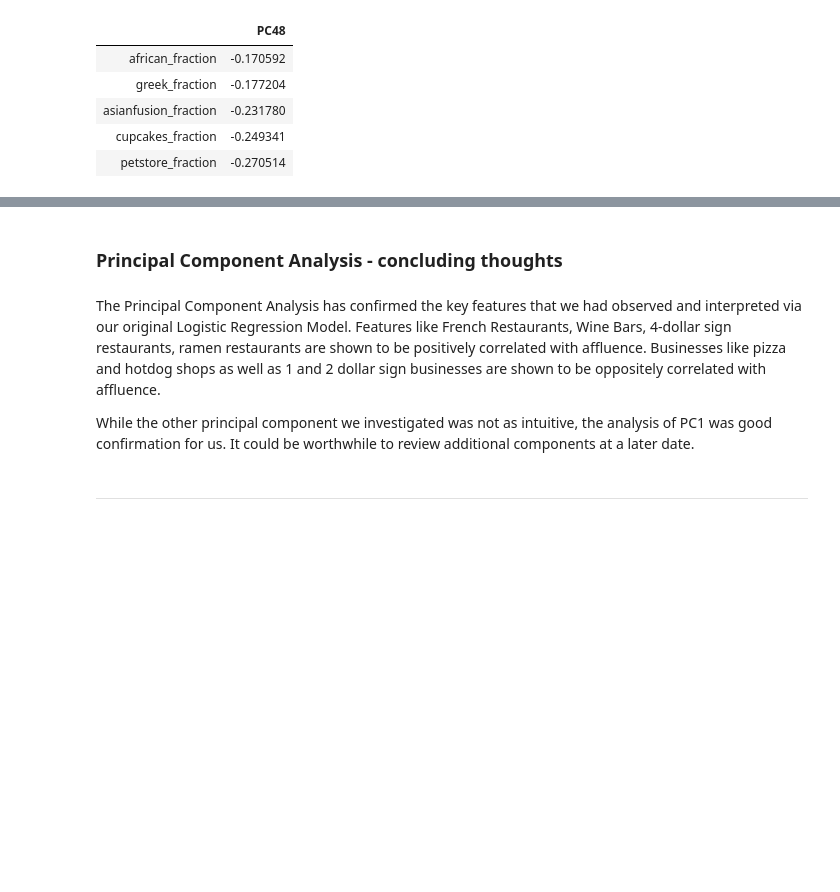
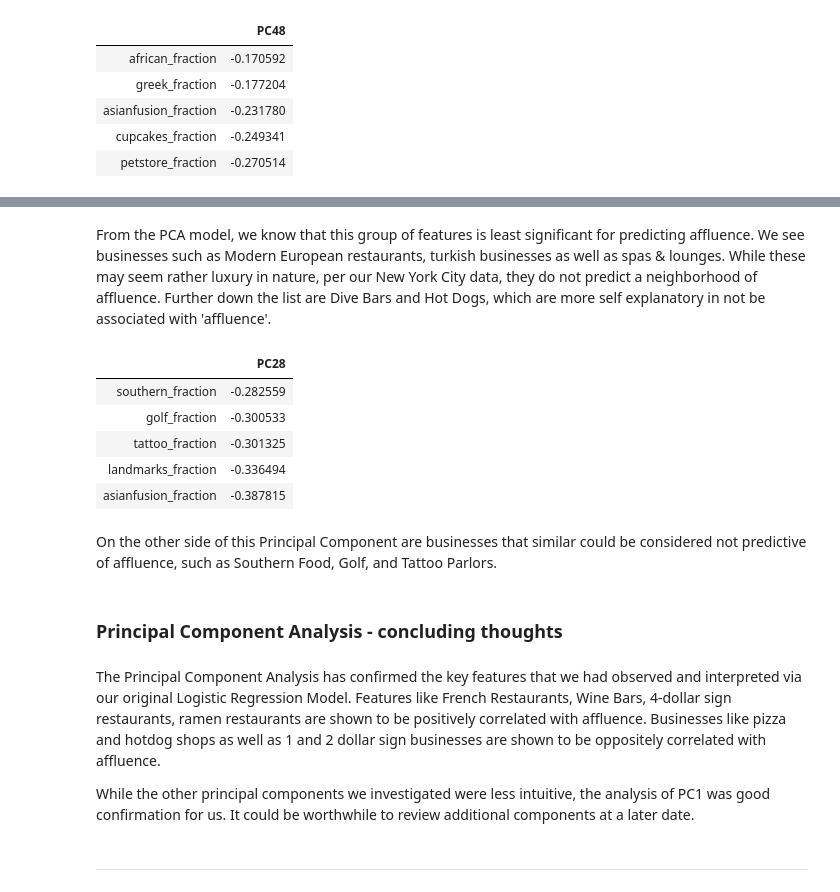
Before and after one commit to FredaXin/client_project, a Jupyter notebook: code/modeling_option_1.ipynb, the cells around one changed output, grey strips where cells are left out. Saved outputs shown, nothing was run; the diff lists cells and outputs as text; code cells hidden in the pictures; blank space fills up the shorter version.

```diff
--- a/code/modeling_option_1.ipynb
+++ b/code/modeling_option_1.ipynb
@@ -852,9 +873,23 @@ __PC48 Interpretation - negative predictors of affluence:__
+# %% [markdown]
+From the PCA model, we know that this group of features is least significant for predicting affluence. We see businesses such as Modern European restaurants, turkish businesses as well as spas & lounges. While these may seem rather luxury in nature, per our New York City data, they do not predict a neighborhood of affluence. Further down the list are Dive Bars and Hot Dogs, which are more self explanatory in not be associated with 'affluence'.
+# %%
+# Interpretation
+loading_matrix.sort_values(by="PC28", ascending = False)[["PC28"]].tail(5)
+# %% [output]
+|  | PC28 |
+| southern_fraction | -0.282559 |
+| golf_fraction | -0.300533 |
+| tattoo_fraction | -0.301325 |
+| landmarks_fraction | -0.336494 |
+| asianfusion_fraction | -0.387815 |
+# %% [markdown]
+On the other side of this Principal Component are businesses that similar could be considered not predictive of affluence, such as Southern Food, Golf, and Tattoo Parlors.
 # %% [markdown]
 ### Principal Component Analysis - concluding thoughts
 # %% [markdown]
 The Principal Component Analysis has confirmed the key features that we had observed and interpreted via our original Logistic Regression Model. Features like French Restaurants, Wine Bars, 4-dollar sign restaurants, ramen restaurants are shown to be positively correlated with affluence. Businesses like pizza and hotdog shops as well as 1 and 2 dollar sign businesses are shown to be oppositely correlated with affluence.
 
-While the other principal component we investigated was not as intuitive, the analysis of PC1 was good confirmation for us. It could be worthwhile to review additional components at a later date.
+While the other principal components we investigated were less intuitive, the analysis of PC1 was good confirmation for us. It could be worthwhile to review additional components at a later date.
 # %% [markdown]
 ___________
 # %% [markdown]
```
Also changed, not shown: parts of 27 cells of this notebook.
